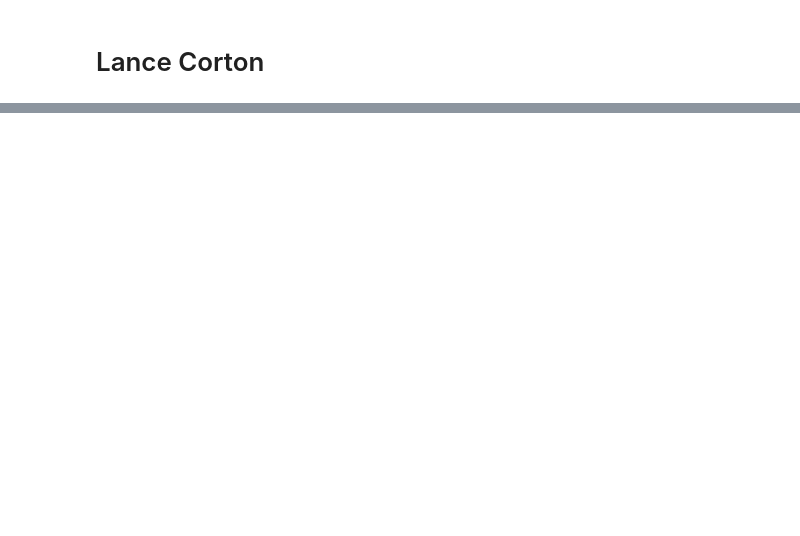
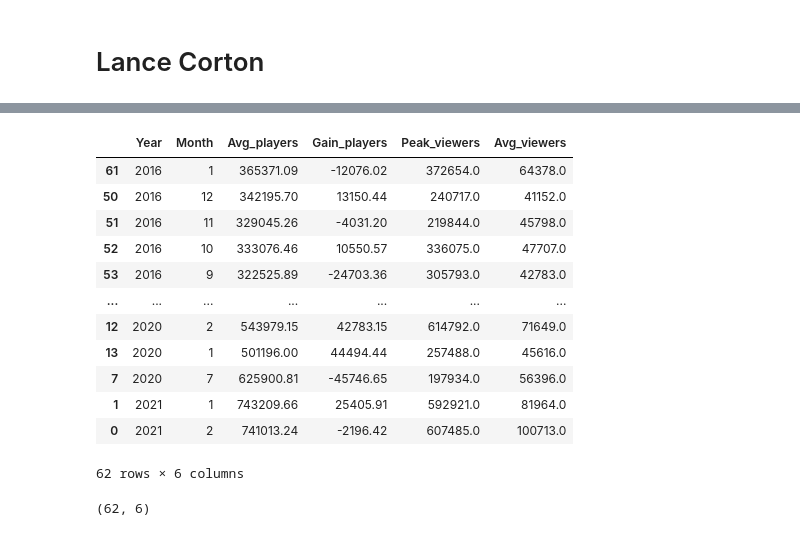
Before and after one commit to data301-2021-winter1/project-group01-project, a Jupyter notebook: notebooks/analysis3.ipynb, the cells around one changed output, grey strips where cells are left out. Cells and saved outputs as stored; diff of their text form; code cells hidden in the pictures; blank space fills up the shorter version.

```diff
--- a/notebooks/analysis3.ipynb
+++ b/notebooks/analysis3.ipynb
@@ -44,0 +280,21 @@ twitchGlobalData.head()
+# %%
+df_csgo = load_csgo('../data/raw/Steamcharts.csv', '../data/raw/Twitch_game_data.csv')
+df_csgo
+# %% [output]
+|  | Year | Month | Avg_players | Gain_players | Peak_viewers | Avg_viewers |
+| 61 | 2016 | 1 | 365371.09 | -12076.02 | 372654.0 | 64378.0 |
+| 50 | 2016 | 12 | 342195.70 | 13150.44 | 240717.0 | 41152.0 |
+| 51 | 2016 | 11 | 329045.26 | -4031.20 | 219844.0 | 45798.0 |
+| 52 | 2016 | 10 | 333076.46 | 10550.57 | 336075.0 | 47707.0 |
+| 53 | 2016 | 9 | 322525.89 | -24703.36 | 305793.0 | 42783.0 |
+| ... | ... | ... | ... | ... | ... | ... |
+| 12 | 2020 | 2 | 543979.15 | 42783.15 | 614792.0 | 71649.0 |
+| 13 | 2020 | 1 | 501196.00 | 44494.44 | 257488.0 | 45616.0 |
+| 7 | 2020 | 7 | 625900.81 | -45746.65 | 197934.0 | 56396.0 |
+| 1 | 2021 | 1 | 743209.66 | 25405.91 | 592921.0 | 81964.0 |
+| 0 | 2021 | 2 | 741013.24 | -2196.42 | 607485.0 | 100713.0 |
+62 rows × 6 columns
+# %%
+print(df_csgo.shape)
+# %% [output]
+(62, 6)
```
Also changed, not shown: parts of 39 cells of this notebook, 3 other files.
